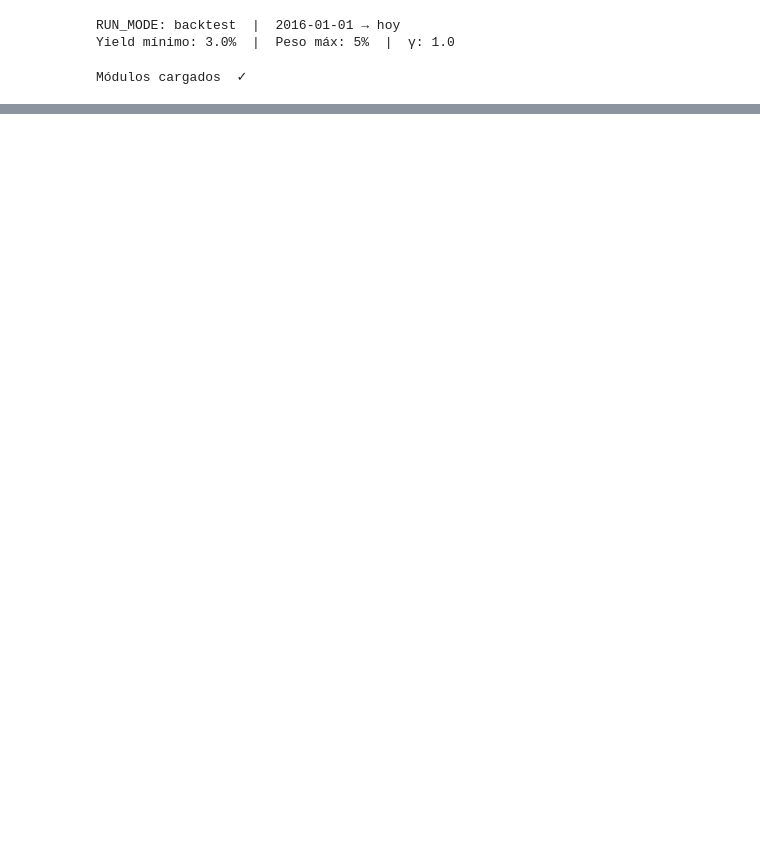
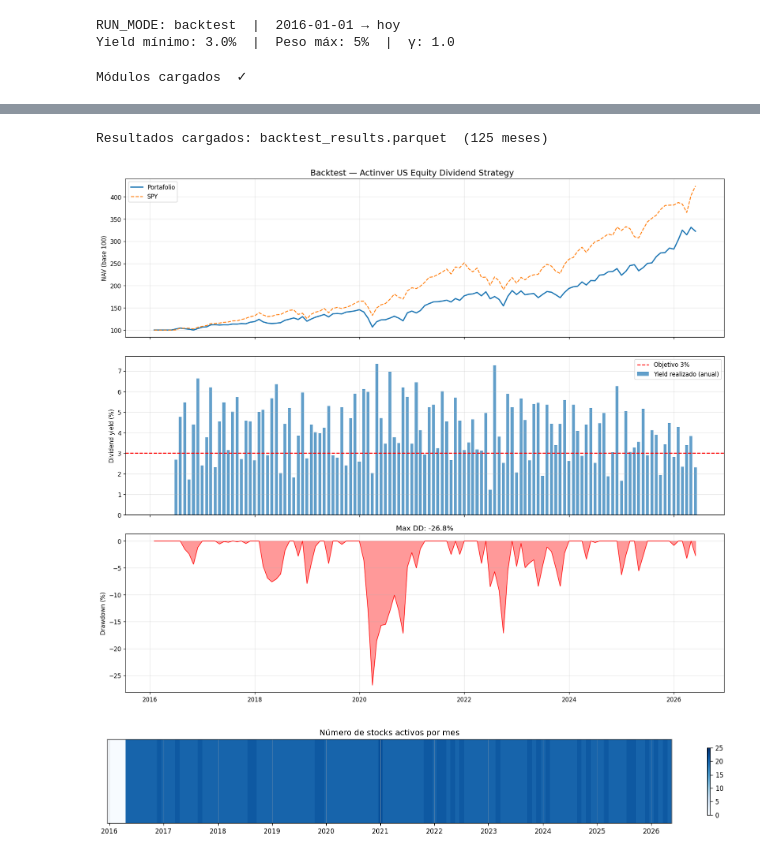
Before and after one commit to AGAYON/dividend-investment-stgy, a Jupyter notebook: strategy.ipynb, the cells around one changed output, grey strips where cells are left out. Saved outputs shown, nothing was run; the diff lists cells and outputs as text; code cells hidden in the pictures; blank space fills up the shorter version.

```diff
--- a/strategy.ipynb
+++ b/strategy.ipynb
@@ -346,68 +360,46 @@ if n_stop + n_take > 0:
 # %%
 # ============================================================
-# CELDA 7 — Backtest completo  (solo RUN_MODE == "backtest")
+# CELDA 10 — Backtest completo  (solo RUN_MODE == "backtest")
 # ============================================================
-
 if RUN_MODE != "backtest":
-    print("Celda 7 solo ejecuta en RUN_MODE='backtest'")
+    print("Celda 10 solo ejecuta en RUN_MODE='backtest'")
 else:
     res_file = DATA_PROCESSED / "backtest_results.parquet"
     if res_file.exists():
         results = pd.read_parquet(res_file)
         print(f"Resultados cargados: {res_file.name}  ({len(results)} meses)")
     else:
         print("Corriendo backtest completo (puede tardar ~15 min)...")
-        results, _ = _b.run_backtest(
-            backtest_start=BACKTEST_START,
-            min_portfolio_yield=MIN_PORTFOLIO_YIELD,
-            max_weight=MAX_WEIGHT,
-            gamma=RISK_AVERSION,
-        )
+        results, _ = run_backtest(BACKTEST_START, BACKTEST_END, MIN_PORTFOLIO_YIELD, MAX_WEIGHT, RISK_AVERSION)
+
+    bm_nav = 100 * (1 + results["benchmark_return"]).cumprod()
+    dd     = (results["nav"] / results["nav"].cummax() - 1) * 100
 
     fig, axes = plt.subplots(3, 1, figsize=(15, 13), sharex=True)
-    fig.suptitle("Backtest — Actinver US Equity Dividend Strategy", fontsize=14, y=1.01)
+    fig.suptitle("Backtest — Actinver US Equity Dividend Strategy", fontsize=14)
 
-    # 1. NAV portafolio vs benchmark
-    ax = axes[0]
-    ax.plot(results.index, results['nav'], label='Portafolio', color='#1f77b4', lw=2)
-    # Reconstruir NAV benchmark
-    bm_nav = 100 * (1 + results['benchmark_return']).cumprod()
-    ax.plot(results.index, bm_nav, label='SPY (benchmark)', color='#ff7f0e', lw=1.5, ls='--')
-    ax.set_ylabel('NAV (base 100)')
-    ax.set_title('NAV portafolio vs SPY')
-    ax.legend()
-    ax.yaxis.set_major_formatter(mtick.StrMethodFormatter('{x:,.0f}'))
+    axes[0].plot(results.index, results["nav"], label="Portafolio", lw=2)
+    axes[0].plot(results.index, bm_nav, label="SPY", lw=1.5, ls="--")
+    axes[0].set_ylabel("NAV (base 100)"); axes[0].legend()
+    axes[0].yaxis.set_major_formatter(mtick.StrMethodFormatter("{x:,.0f}"))
 
-    # 2. Dividend yield realizado mensual
-    ax = axes[1]
-    monthly_yield_ann = results['realized_yield'] * 12
-    ax.bar(results.index, monthly_yield_ann * 100, width=20, color='#2ca02c', alpha=0.7, label='Yield realizado (anualizado)')
-    ax.axhline(MIN_PORTFOLIO_YIELD * 100, color='red', lw=1.5, ls='--', label=f'Objetivo {MIN_PORTFOLIO_YIELD:.0%}')
-    ax.set_ylabel('Dividend yield (%)')
-    ax.set_title('Dividend yield realizado mensual (anualizado)')
-    ax.legend()
+    axes[1].bar(results.index, results["realized_yield"] * 12 * 100, width=20, alpha=0.7, label="Yield realizado (anual)")
+    axes[1].axhline(MIN_PORTFOLIO_YIELD * 100, color="red", lw=1.5, ls="--", label=f"Objetivo {MIN_PORTFOLIO_YIELD:.0%}")
+    axes[1].set_ylabel("Dividend yield (%)"); axes[1].legend()
 
-    # 3. Drawdown
-    ax = axes[2]
-    rolling_max = results['nav'].cummax()
-    drawdown = (results['nav'] / rolling_max - 1) * 100
-    ax.fill_between(results.index, drawdown, 0, alpha=0.4, color='red')
-    ax.plot(results.index, drawdown, color='red', lw=0.8)
-    ax.set_ylabel('Drawdown (%)')
-    ax.set_title(f"Drawdown  (máx: {drawdown.min():.1f}%)")
-    ax.yaxis.set_major_formatter(mtick.StrMethodFormatter('{x:.0f}%'))
+    axes[2].fill_between(results.index, dd, 0, alpha=0.4, color="red")
+    axes[2].plot(results.index, dd, color="red", lw=0.8)
+    axes[2].set_ylabel("Drawdown (%)"); axes[2].set_title(f"Max DD: {dd.min():.1f}%")
+    plt.tight_layout(); plt.show()
 
-    plt.tight_layout()
-    plt.show()
-
-    # Heatmap de número de stocks activos por mes
     fig2, ax2 = plt.subplots(figsize=(15, 2.5))
-    n_stocks = results['n_stocks'].values.reshape(1, -1)
-    im = ax2.imshow(n_stocks, aspect='auto', cmap='Blues', vmin=0, vmax=25)
+    im = ax2.imshow(results["n_stocks"].values.reshape(1, -1), aspect="auto", cmap="Blues", vmin=0, vmax=25)
     ax2.set_yticks([])
     ax2.set_xticks(range(0, len(results), 12))
-    ax2.set_xticklabels([results.index[i].strftime('%Y') for i in range(0, len(results), 12)], rotation=0)
-    ax2.set_title('Número de stocks activos por mes')
-    plt.colorbar(im, ax=ax2, shrink=0.8)
-    plt.tight_layout()
-    plt.show()
+    ax2.set_xticklabels([results.index[i].strftime("%Y") for i in range(0, len(results), 12)])
+    ax2.set_title("Número de stocks activos por mes")
+    plt.colorbar(im, ax=ax2, shrink=0.8); plt.tight_layout(); plt.show()
+# %% [output]
+Resultados cargados: backtest_results.parquet  (125 meses)
+[figure, added]
+[figure, added]
```
Also changed, not shown: parts of 17 cells of this notebook, 3 other files.
